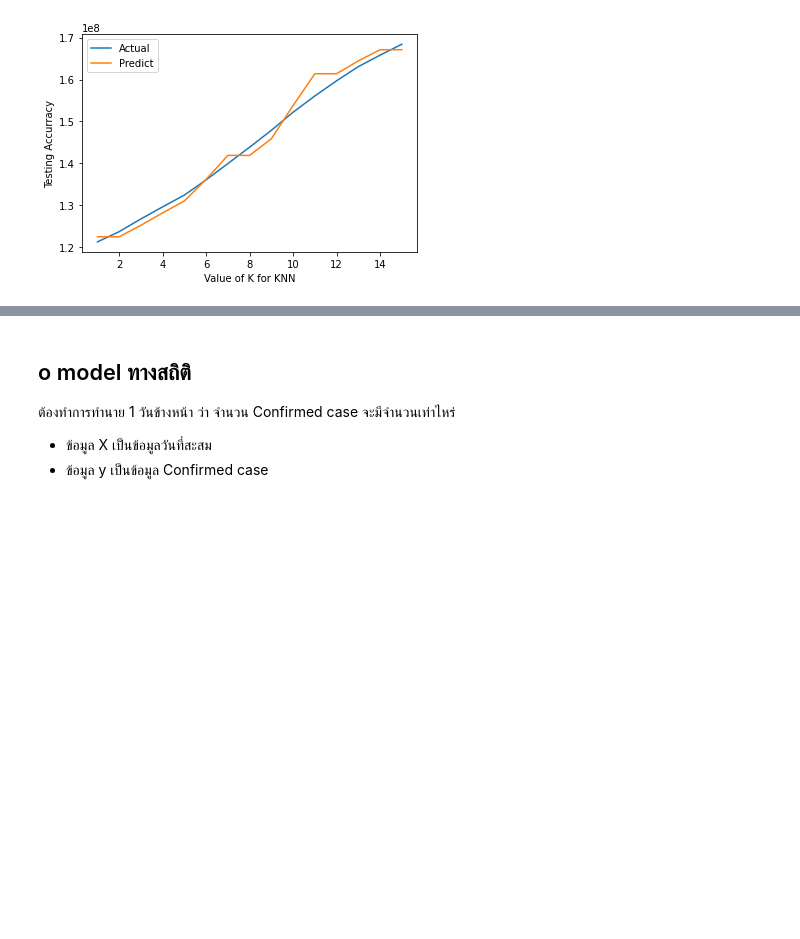
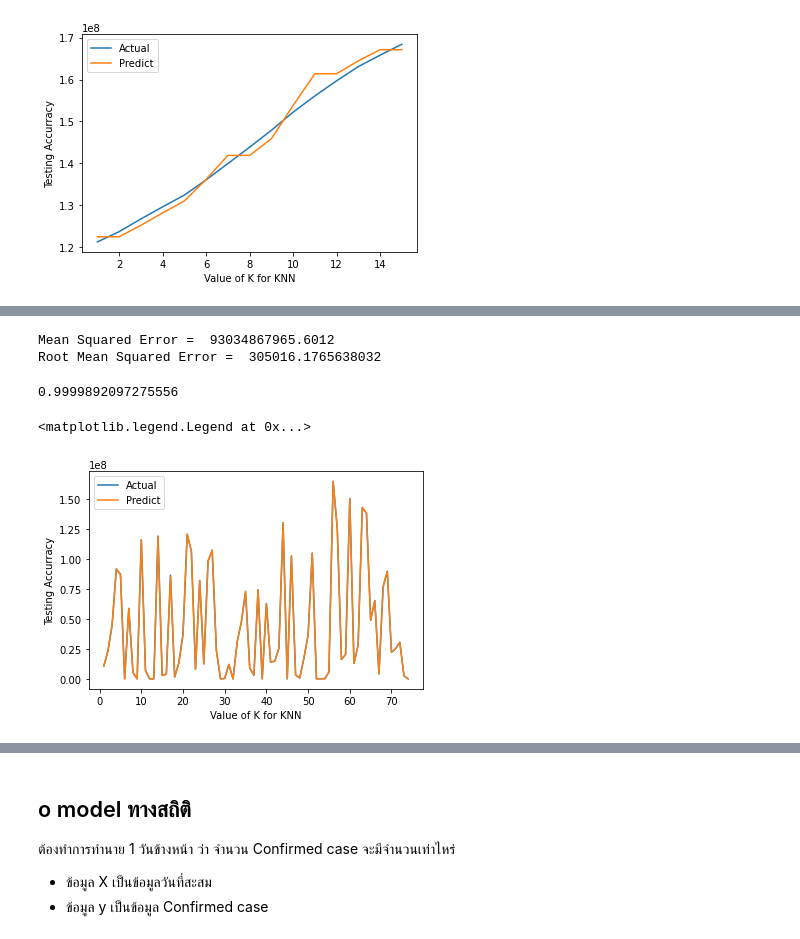
Before and after one commit to Peckkie/DPDM2021, a Jupyter notebook: Mini_Project_COVID19.ipynb, the cells around one changed output, grey strips where cells are left out. Cells and saved outputs as stored; diff of their text form; code cells hidden in the pictures; blank space fills up the shorter version.

```diff
--- a/Mini_Project_COVID19.ipynb
+++ b/Mini_Project_COVID19.ipynb
@@ -1239,0 +1497,2 @@ plt.legend()
+# %%
+knn_full = KNeighborsRegressor(n_neighbors= 2)
@@ -1239,0 +1503,3 @@ plt.legend()
+# %%
+y_pred= knn_full.predict(X_test)
+y_pred
@@ -1239,0 +1526,3 @@ plt.legend()
+# %%
+predict_df_full = pd.DataFrame({"Dependent_Test" : y_test, "Dependent_Predicted" : y_pred})
+predict_df_full
@@ -1239,0 +1543,22 @@ plt.legend()
+# %%
+print("Mean Squared Error = ", mean_squared_error(predict_df.Dependent_Test, predict_df.Dependent_Predicted))
+print("Root Mean Squared Error = ", np.sqrt(mean_squared_error(predict_df.Dependent_Test, predict_df.Dependent_Predicted)))
+#We see that the mse value decreases in the use of optimum parameters.
+#เราเห็นว่าค่า mse ลดลงเมื่อใช้พารามิเตอร์ที่เหมาะสมที่สุด
+# %% [output]
+Mean Squared Error =  93034867965.6012
+Root Mean Squared Error =  305016.1765638032
+# %%
+r2_score_full = r2_score(predict_df_full.Dependent_Test, predict_df_full.Dependent_Predicted)
+r2_score_full
+# %% [output]
+0.9999892097275556
+# %%
+plt.plot(np.arange(1,75,1), predict_df_full.Dependent_Test, label ='Actual' )
+plt.plot(np.arange(1,75,1), predict_df_full.Dependent_Predicted, label ='Predict')
+plt.xlabel("Value of K for KNN")
+plt.ylabel("Testing Accurracy");
+plt.legend()
+# %% [output]
+<matplotlib.legend.Legend at 0x...>
+[figure, added]
```
Also changed, not shown: parts of 77 cells of this notebook.
